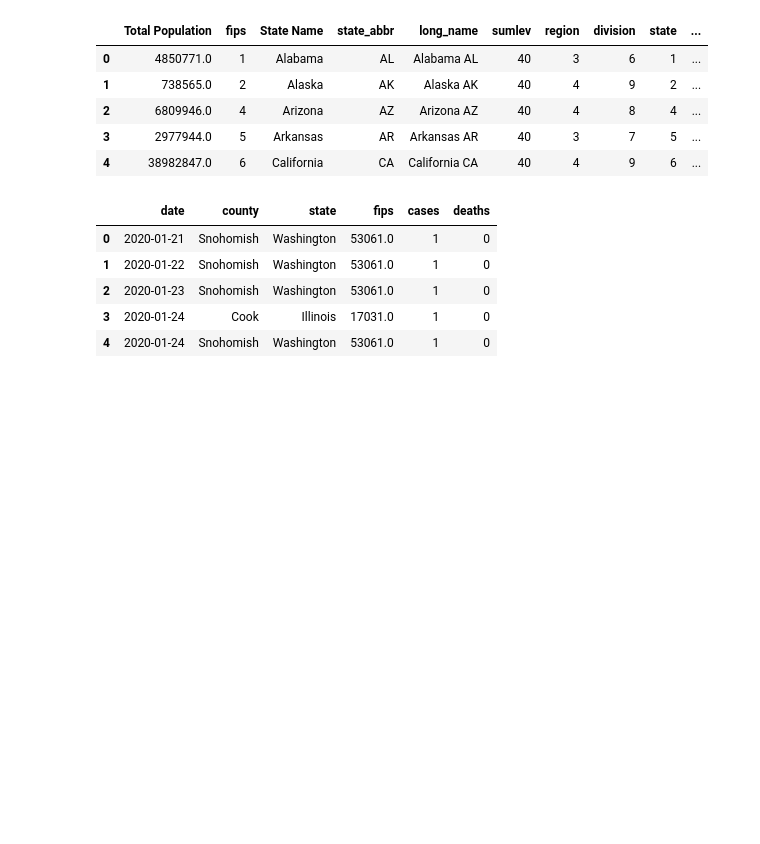
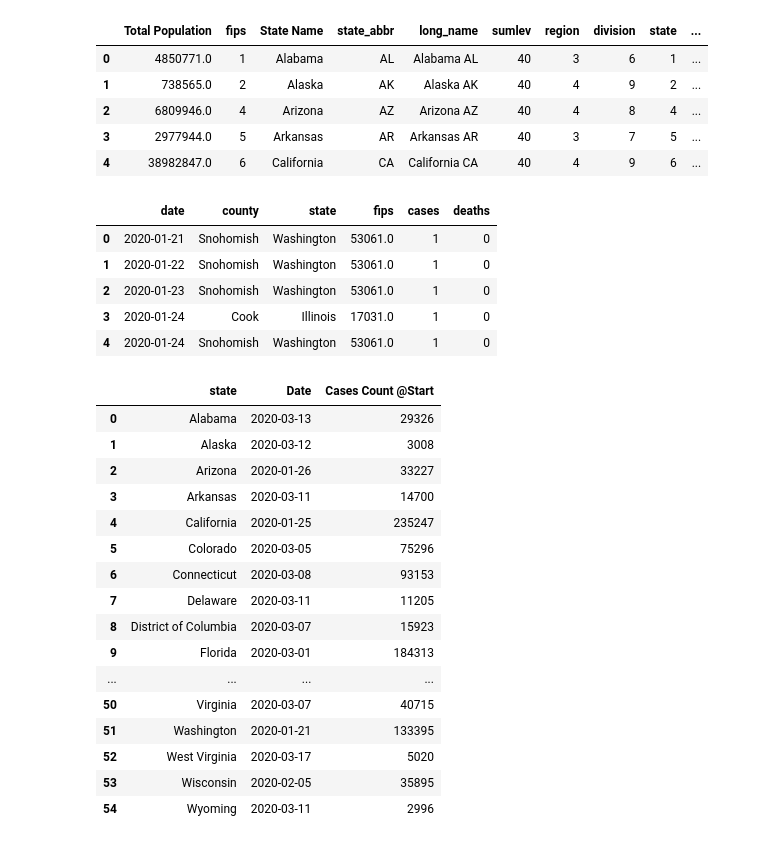
Before and after one commit to jtpeters963/Project-1, a Jupyter notebook: Census_API.ipynb, the cells around one changed output. Cells and saved outputs as stored; diff of their text form; code cells hidden in the pictures; blank space fills up the shorter version.

```diff
--- a/Census_API.ipynb
+++ b/Census_API.ipynb
@@ -80,6 +82,32 @@ covid_df.head()
 | 2 | 2020-01-23 | Snohomish | Washington | 53061.0 | 1 | 0 |
 | 3 | 2020-01-24 | Cook | Illinois | 17031.0 | 1 | 0 |
 | 4 | 2020-01-24 | Snohomish | Washington | 53061.0 | 1 | 0 |
+# %%
+group=covid_df.groupby('state')
+first_date=group['date'].first()
+Cases_start=group['cases'].sum()
+
+New_df=pd.DataFrame({"Date":first_date,"Cases Count @Start":Cases_start})
+New_df=New_df.reset_index()
+New_df
+# %% [output]
+|  | state | Date | Cases Count @Start |
+| 0 | Alabama | 2020-03-13 | 29326 |
+| 1 | Alaska | 2020-03-12 | 3008 |
+| 2 | Arizona | 2020-01-26 | 33227 |
+| 3 | Arkansas | 2020-03-11 | 14700 |
+| 4 | California | 2020-01-25 | 235247 |
+| 5 | Colorado | 2020-03-05 | 75296 |
+| 6 | Connecticut | 2020-03-08 | 93153 |
+| 7 | Delaware | 2020-03-11 | 11205 |
+| 8 | District of Columbia | 2020-03-07 | 15923 |
+| 9 | Florida | 2020-03-01 | 184313 |
+| ... | ... | ... | ... |
+| 50 | Virginia | 2020-03-07 | 40715 |
+| 51 | Washington | 2020-01-21 | 133395 |
+| 52 | West Virginia | 2020-03-17 | 5020 |
+| 53 | Wisconsin | 2020-02-05 | 35895 |
+| 54 | Wyoming | 2020-03-11 | 2996 |
 # %%
 #Covid-19 Data on County level
 
```
Also changed, not shown: parts of 20 cells of this notebook, 8 other files.
